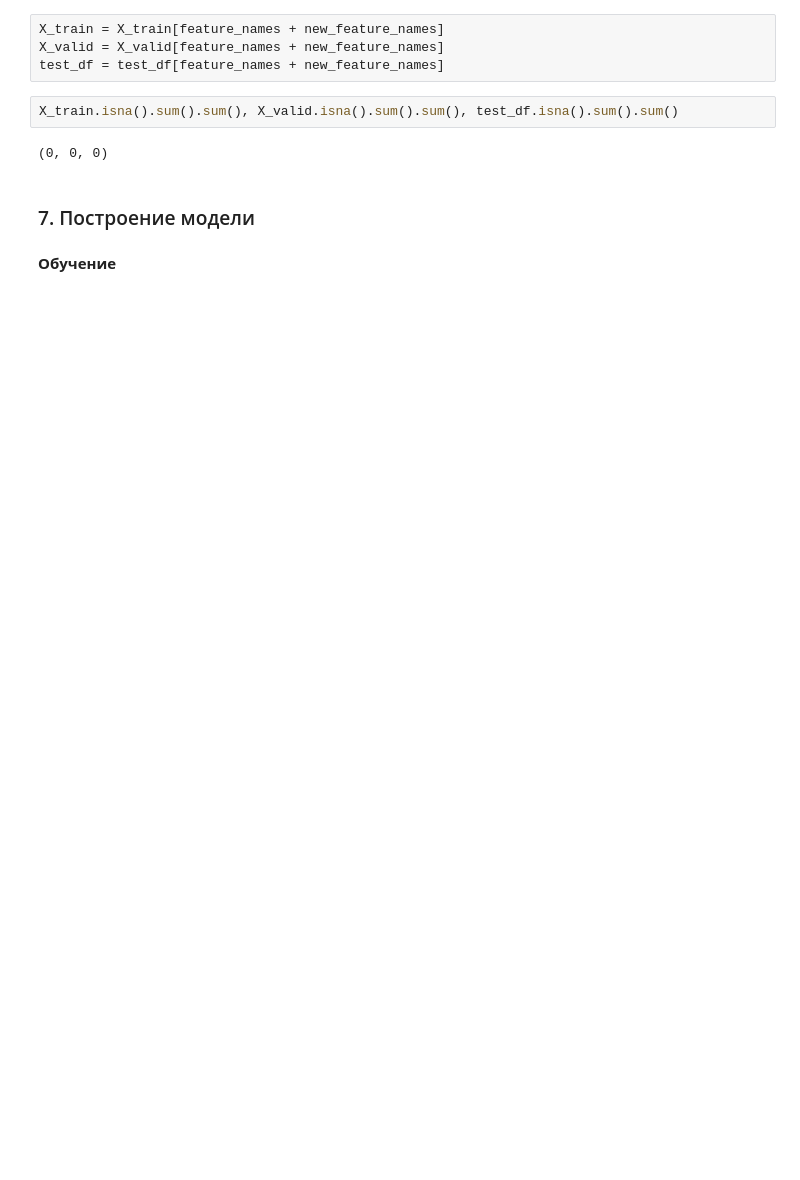
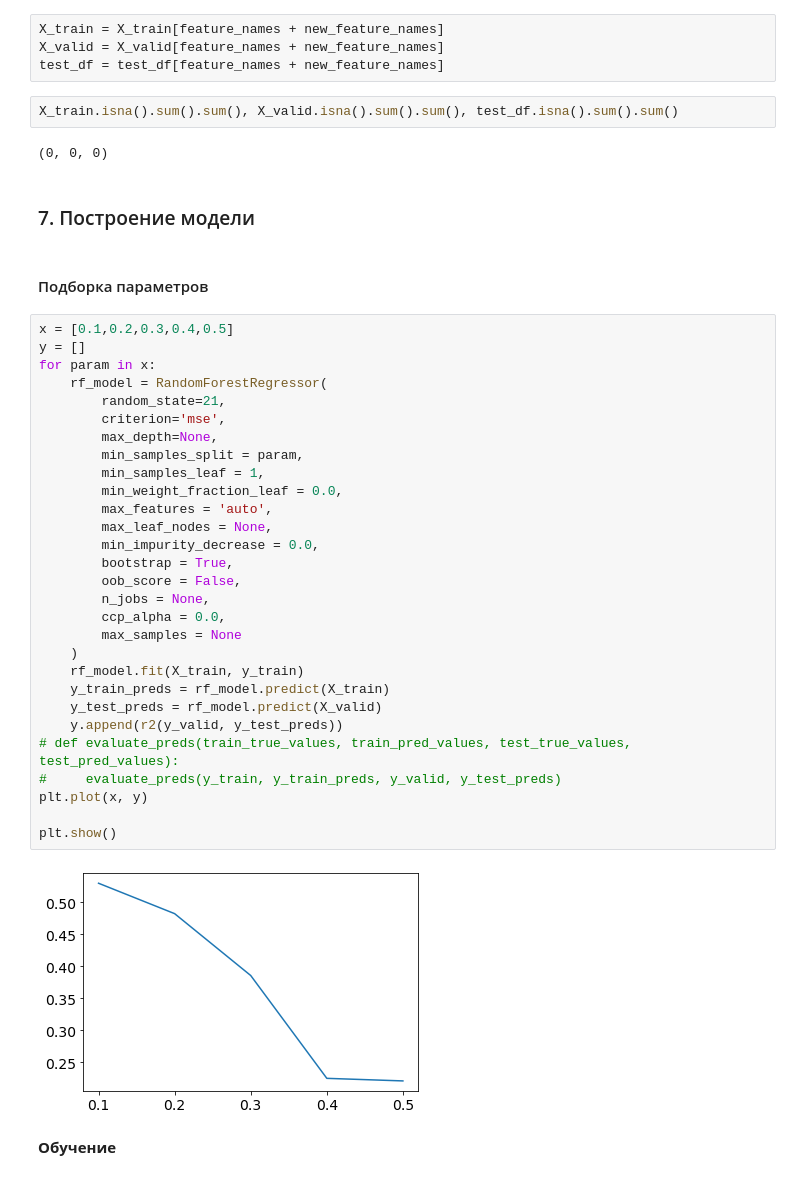
Before and after one commit to alexartwww/geekbrains-py-for-ds, a Jupyter notebook: lesson_10_final/lesson_10_final.ipynb, the cells around one changed output. Cells and saved outputs as stored; diff of their text form; blank space fills up the shorter version.

```diff
--- a/lesson_10_final/lesson_10_final.ipynb
+++ b/lesson_10_final/lesson_10_final.ipynb
@@ -759,5 +765,38 @@ X_train.isna().sum().sum(), X_valid.isna().sum().sum(), test_df.isna().sum().sum
 (0, 0, 0)
 # %% [markdown]
 ### 7. Построение модели  <a class='anchor' id='modeling'>
+# %% [markdown]
+#### Подборка параметров
+# %%
+x = [0.1,0.2,0.3,0.4,0.5]
+y = []
+for param in x:
+    rf_model = RandomForestRegressor(
+        random_state=21,
+        criterion='mse',
+        max_depth=None,
+        min_samples_split = param,
+        min_samples_leaf = 1,
+        min_weight_fraction_leaf = 0.0,
+        max_features = 'auto',
+        max_leaf_nodes = None,
+        min_impurity_decrease = 0.0,
+        bootstrap = True,
+        oob_score = False,
+        n_jobs = None,
+        ccp_alpha = 0.0,
+        max_samples = None
+    )
+    rf_model.fit(X_train, y_train)
+    y_train_preds = rf_model.predict(X_train)
+    y_test_preds = rf_model.predict(X_valid)
+    y.append(r2(y_valid, y_test_preds))
+# def evaluate_preds(train_true_values, train_pred_values, test_true_values, test_pred_values):
+#     evaluate_preds(y_train, y_train_preds, y_valid, y_test_preds)
+plt.plot(x, y)
+
+plt.show()
+# %% [output]
+[figure, added]
 # %% [markdown]
 **Обучение**
```
Also changed, not shown: parts of 13 cells of this notebook.
